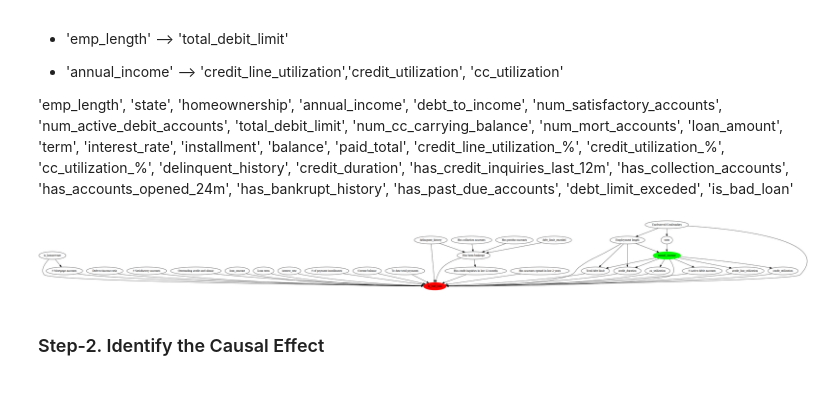
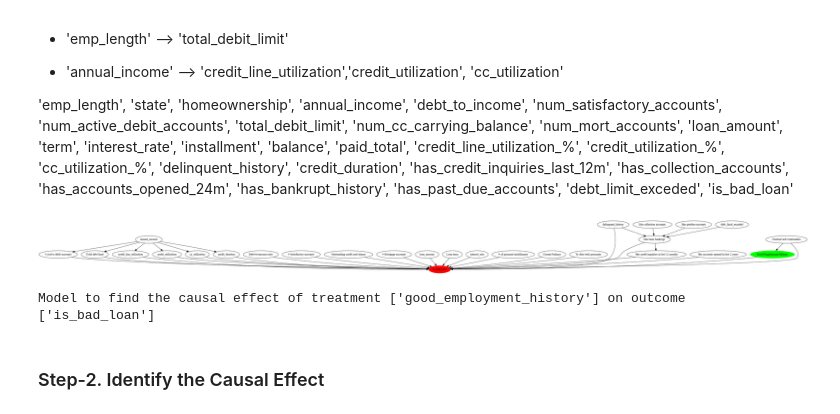
Before and after one commit to World-Worst-Detector/itcs-8010, a Jupyter notebook: manual_analysis_employment_length.ipynb, the cells around one changed output. Saved outputs shown, nothing was run; the diff lists cells and outputs as text; code cells hidden in the pictures.

Commit message:
changed the treatments

```diff
--- a/manual_analysis_employment_length.ipynb
+++ b/manual_analysis_employment_length.ipynb
@@ -87,6 +87,9 @@ dtype: int64
 df['debt_to_income'] = df['debt_to_income'].interpolate()
 df['credit_utilization'] = df['credit_utilization'].interpolate()
 df  = df.dropna()
+
+# has long employment history
+df['good_employment_history'] = np.where(df['emp_length'] >  8 , True, False)
 # %% [markdown]
 ### Step-1. Create a Causal Graph
 # %% [markdown]
@@ -132,16 +135,20 @@ file.close()
 # %%
 model= dowhy.CausalModel(
         data = df,
         graph=causal_graph,
-        treatment='annual_income',
+        treatment='good_employment_history',
+        control_value=(1),
+        treatment_value=(0),
         outcome='is_bad_loan')
 model.view_model()
 from IPython.display import Image, display
 display(Image(filename="causal_model.png",width = 5000, height = 100))
 # %% [output]
-[figure, old version]
+[figure, new version]
 # %%
 model.interpret()
+# %% [output]
+Model to find the causal effect of treatment ['good_employment_history'] on outcome ['is_bad_loan']
 # %% [markdown]
 ### Step-2. Identify the Causal Effect
 # %%
```
Also changed, not shown: parts of 9 cells of this notebook, 12 other files.
